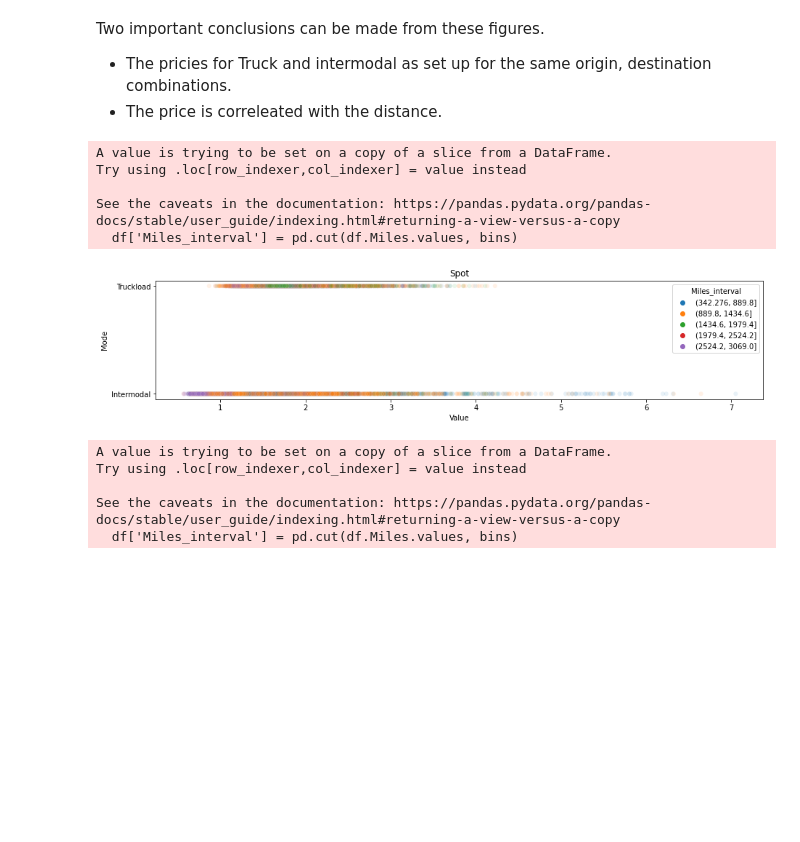
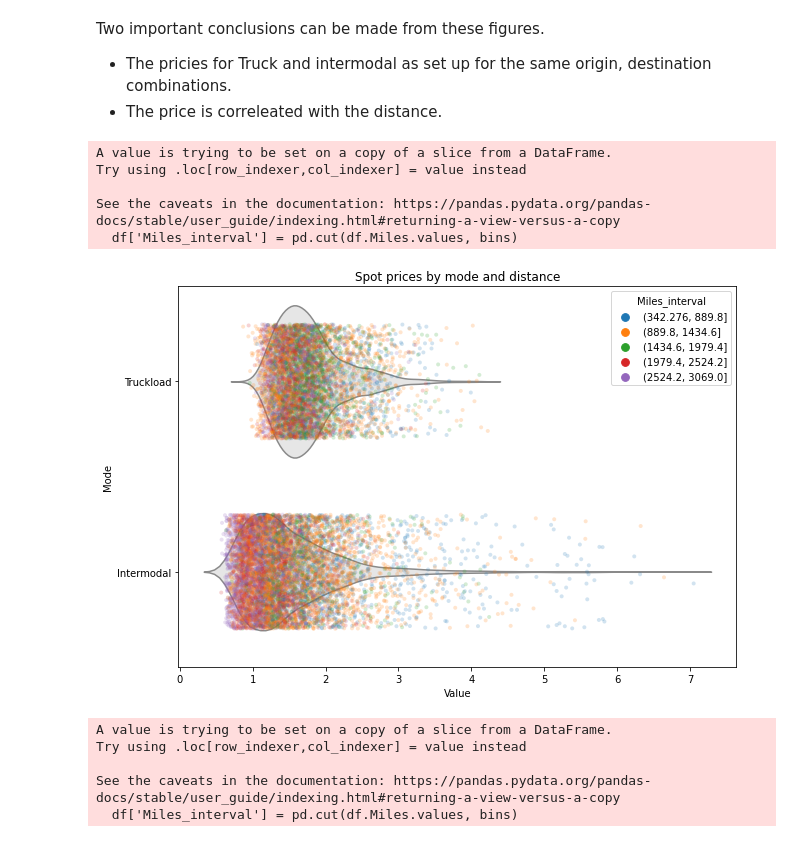
Before and after one commit to Labulitiolle/Multimodal_freight_USA, a Jupyter notebook: Notebooks/Multimodal/price_analysis.ipynb, the cells around one changed output. Cells and saved outputs as stored; diff of their text form; code cells hidden in the pictures; blank space fills up the shorter version.

```diff
--- a/Notebooks/Multimodal/price_analysis.ipynb
+++ b/Notebooks/Multimodal/price_analysis.ipynb
@@ -35,8 +39,10 @@ def make_mileage_binned(df, bins):
 # %%
 def plot_price_per_mode(df, bins=5, title='Title'):
     make_mileage_binned(df, bins)
-    fig= plt.figure(figsize=(15,3))
-    sns.scatterplot(x=df.Value, y=df.Mode, hue=df.Miles_interval, alpha=0.1).set_title(title)
+    fig= plt.figure(figsize=(15,7))
+#     sns.swarmplot(x=df.Value, y=df.Mode, hue=df.Miles_interval, alpha=0.5, size=1.4).set_title(title)
+    ax = sns.violinplot(x="Value", y="Mode", data=df[df.Value<5], inner=None, color=".9").set_title(title)
+    ax = sns.stripplot(x="Value", y="Mode", hue='Miles_interval', data=df[df.Value<5], alpha=0.2, size=4, jitter=0.3)
 # %%
 plot_price_per_mode(df,title='All routes')
 # %% [output]
@@ -53,14 +93,14 @@ Two important conclusions can be made from these figures.
 * The pricies for Truck and intermodal as set up for the same origin, destination combinations.
 * The price is correleated with the distance.
 # %%
-plot_price_per_mode(df[df['Contract Spot'] == 'Spot'],title='Spot')
+plot_price_per_mode(df[df['Contract Spot'] == 'Spot'],title='Spot prices by mode and distance')
 # %% [output]
 A value is trying to be set on a copy of a slice from a DataFrame.
 Try using .loc[row_indexer,col_indexer] = value instead
 
 See the caveats in the documentation: https://pandas.pydata.org/pandas-docs/stable/user_guide/indexing.html#returning-a-view-versus-a-copy
   df['Miles_interval'] = pd.cut(df.Miles.values, bins)
-[figure, old version]
+[figure, new version]
 # %%
 plot_price_per_mode(df[df['Contract Spot'] == 'Contract'],title='Contract')
 # %% [output]
```
Also changed, not shown: parts of 9 cells of this notebook, 12 other files.
